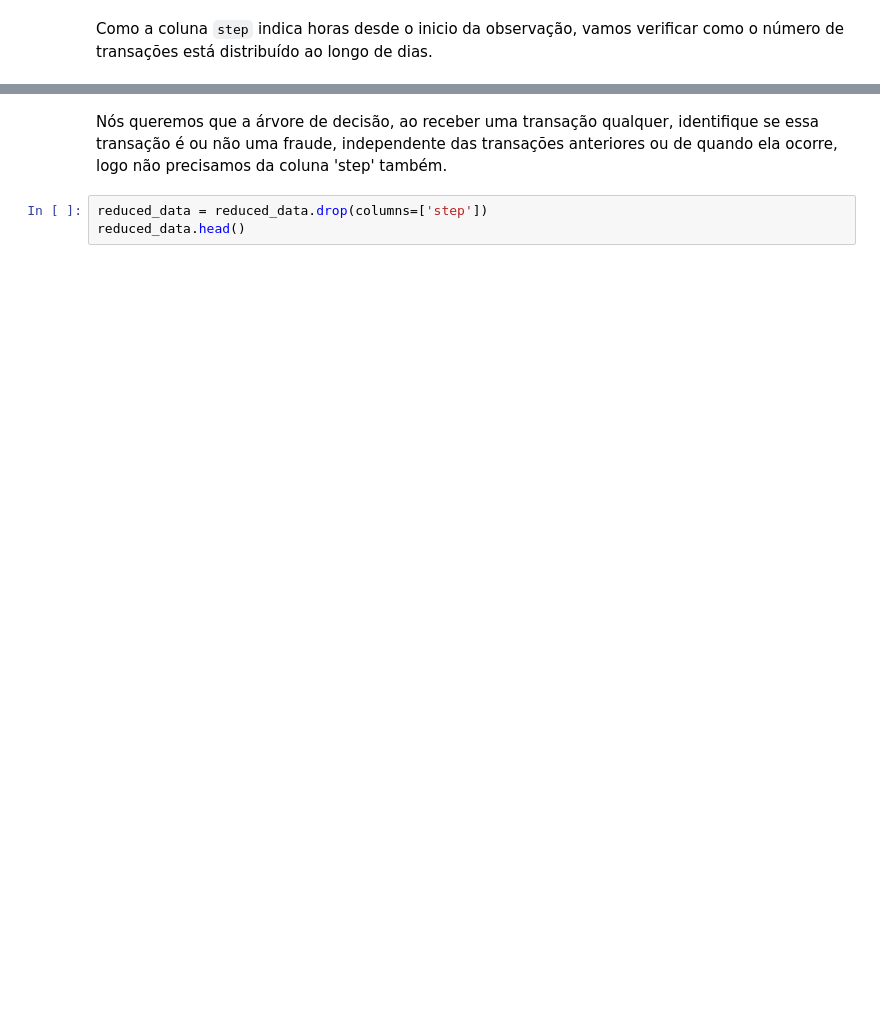
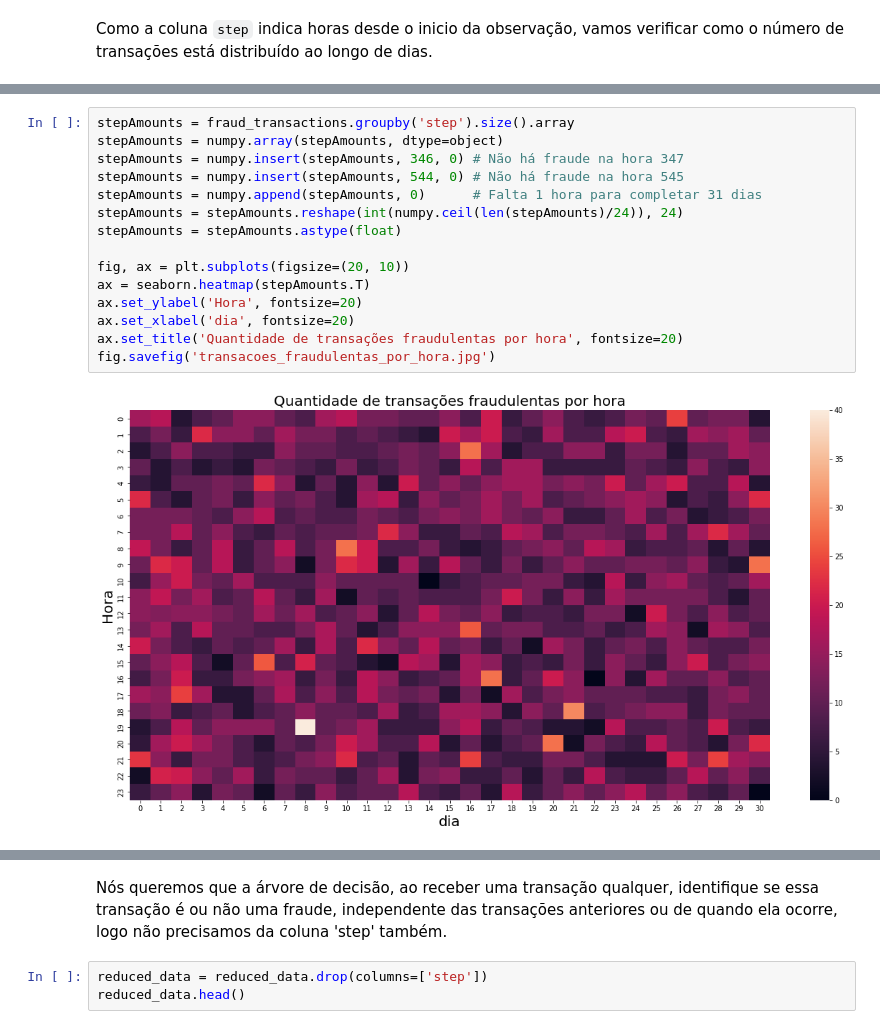
Before and after one commit to TheDramaturgy/ArtificialInteligence, a Jupyter notebook: TrabalhoArvoreDecisao/01_modelo.ipynb, the cells around one changed output, grey strips where cells are left out. Drawn from its saved outputs; the diff is of its cells as text; blank space fills up the shorter version.

```diff
--- a/TrabalhoArvoreDecisao/01_modelo.ipynb
+++ b/TrabalhoArvoreDecisao/01_modelo.ipynb
@@ -122,0 +132,17 @@ Text(0.5, 69.0, 'dia')
+# %%
+stepAmounts = fraud_transactions.groupby('step').size().array
+stepAmounts = numpy.array(stepAmounts, dtype=object)
+stepAmounts = numpy.insert(stepAmounts, 346, 0) # Não há fraude na hora 347
+stepAmounts = numpy.insert(stepAmounts, 544, 0) # Não há fraude na hora 545
+stepAmounts = numpy.append(stepAmounts, 0)      # Falta 1 hora para completar 31 dias
+stepAmounts = stepAmounts.reshape(int(numpy.ceil(len(stepAmounts)/24)), 24)
+stepAmounts = stepAmounts.astype(float)
+
+fig, ax = plt.subplots(figsize=(20, 10))
+ax = seaborn.heatmap(stepAmounts.T)
+ax.set_ylabel('Hora', fontsize=20)
+ax.set_xlabel('dia', fontsize=20)
+ax.set_title('Quantidade de transações fraudulentas por hora', fontsize=20)
+fig.savefig('transacoes_fraudulentas_por_hora.jpg')
+# %% [output]
+[figure, added]
```
Also changed, not shown: parts of 10 cells of this notebook.
